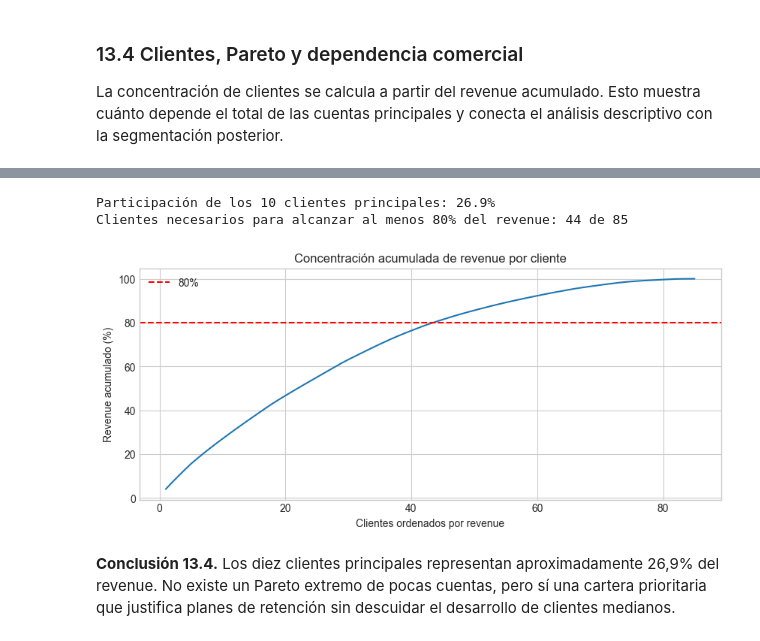
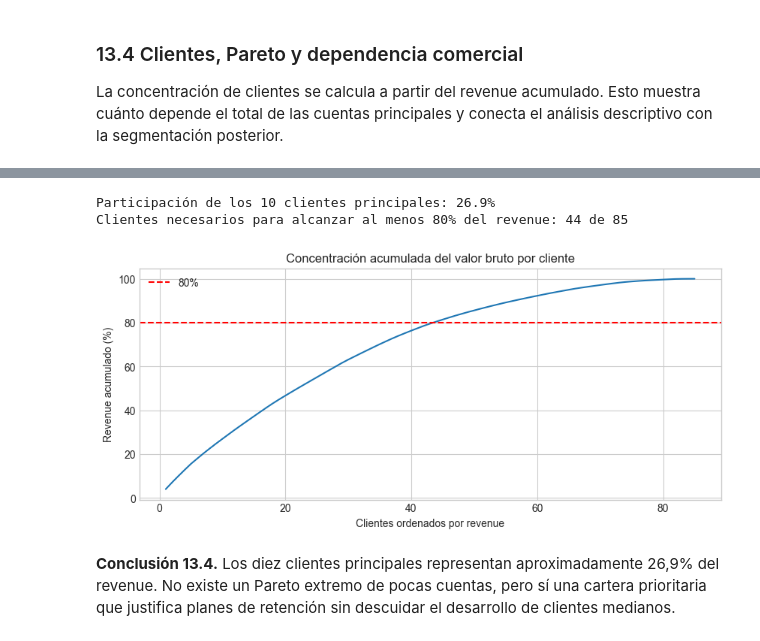
Before and after one commit to JuanCamiloGuerra/adidas-dest-ac, a Jupyter notebook: notebooks/guia_integral_para_entender_proyecto_sportretail.ipynb, the cells around one changed output, grey strips where cells are left out. Saved outputs shown, nothing was run; the diff lists cells and outputs as text; code cells hidden in the pictures.

```diff
--- a/notebooks/guia_integral_para_entender_proyecto_sportretail.ipynb
+++ b/notebooks/guia_integral_para_entender_proyecto_sportretail.ipynb
@@ -2088,35 +2088,35 @@ customer_summary["participacion_pct"] = customer_summary["revenue"].div(customer
 customer_summary["participacion_acumulada_pct"] = customer_summary["participacion_pct"].cumsum()
 
 top10_customer_share = customer_summary.head(10)["participacion_pct"].sum()
 customers_to_80 = int((customer_summary["participacion_acumulada_pct"] < 80).sum() + 1)
 
 display(customer_summary.head(10))
 print(f"Participación de los 10 clientes principales: {top10_customer_share:.1f}%")
 print(f"Clientes necesarios para alcanzar al menos 80% del revenue: {customers_to_80} de {len(customer_summary)}")
 
 plt.figure(figsize=(10, 4))
 plt.plot(range(1, len(customer_summary) + 1), customer_summary["participacion_acumulada_pct"])
 plt.axhline(80, color="red", linestyle="--", label="80%")
-plt.title("Concentración acumulada de revenue por cliente")
+plt.title("Concentración acumulada del valor bruto por cliente")
 plt.xlabel("Clientes ordenados por revenue")
 plt.ylabel("Revenue acumulado (%)")
 plt.legend()
 plt.show()
 # %% [output]
 |  | user_id | customer_name | country | retailer_type | revenue | unidades | pedidos | categorias | ... |
 | 58 | 65 | Josefina Duarte | Argentina | Department Store | 166,591.45 | 1,610.00 | 6 | 4 | ... |
 | 16 | 18 | Delfina Maldonado | Argentina | Sports Chain | 127,102.44 | 1,172.00 | 4 | 4 | ... |
 | 51 | 57 | Margarita Pedroza | México | Superstore | 121,662.57 | 1,099.00 | 5 | 4 | ... |
 | 73 | 87 | Karina Ibarra | Chile | Superstore | 117,584.77 | 1,380.00 | 4 | 4 | ... |
 | 66 | 77 | Jaime Cazares | México | Sports Chain | 114,804.56 | 865.00 | 4 | 4 | ... |
 | 65 | 74 | Jenny Ospina | Colombia | Superstore | 101,065.03 | 1,281.00 | 5 | 4 | ... |
 | 80 | 95 | Andrés Palma | Chile | Independent | 98,997.19 | 1,158.00 | 5 | 4 | ... |
 | 38 | 43 | Arturo Rodríguez | Chile | Sports Chain | 94,761.36 | 1,141.00 | 4 | 4 | ... |
 | 53 | 59 | Francisco Beltrán | Colombia | Superstore | 92,169.31 | 839.00 | 3 | 4 | ... |
 | 18 | 21 | Luis Manuel Venegas | México | Superstore | 89,654.56 | 898.00 | 3 | 4 | ... |
 Participación de los 10 clientes principales: 26.9%
 Clientes necesarios para alcanzar al menos 80% del revenue: 44 de 85
-[figure, old version]
+[figure, new version]
 # %% [markdown]
 **Conclusión 13.4.** Los diez clientes principales representan aproximadamente 26,9% del revenue. No existe un Pareto extremo de pocas cuentas, pero sí una cartera prioritaria que justifica planes de retención sin descuidar el desarrollo de clientes medianos.
 # %% [markdown]
```
Also changed, not shown: parts of 8 cells of this notebook, 30 other files.
